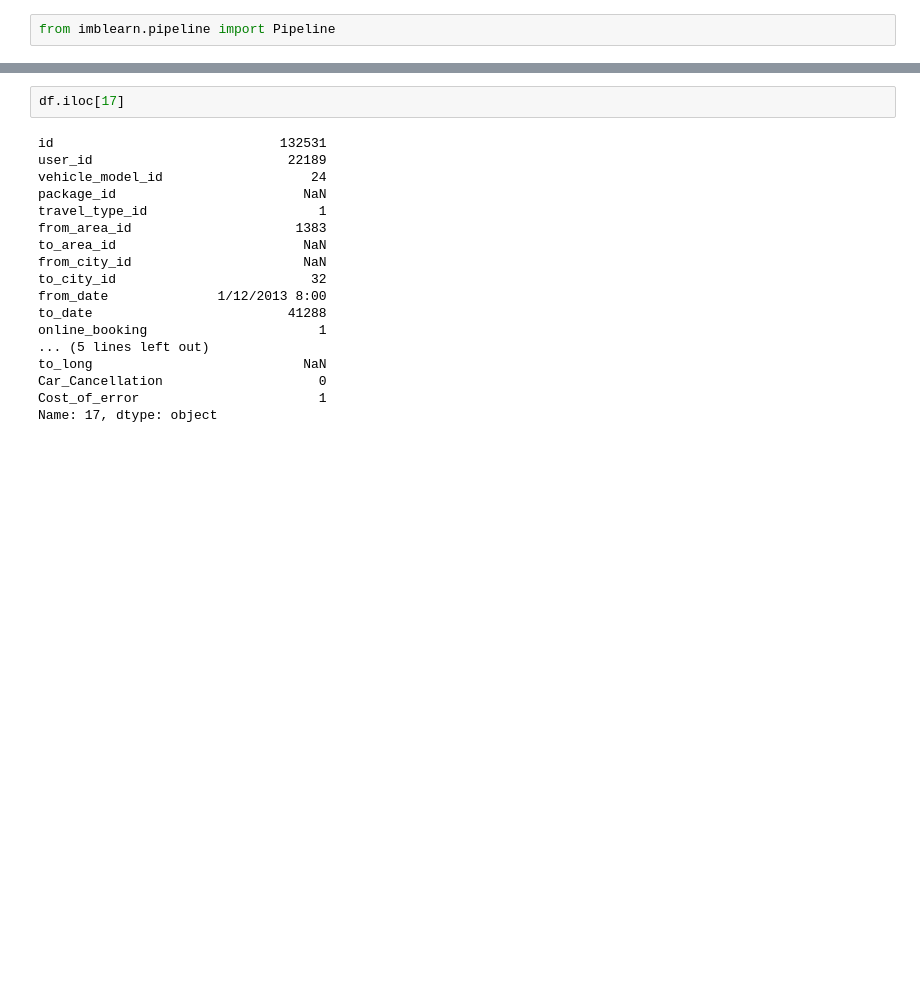
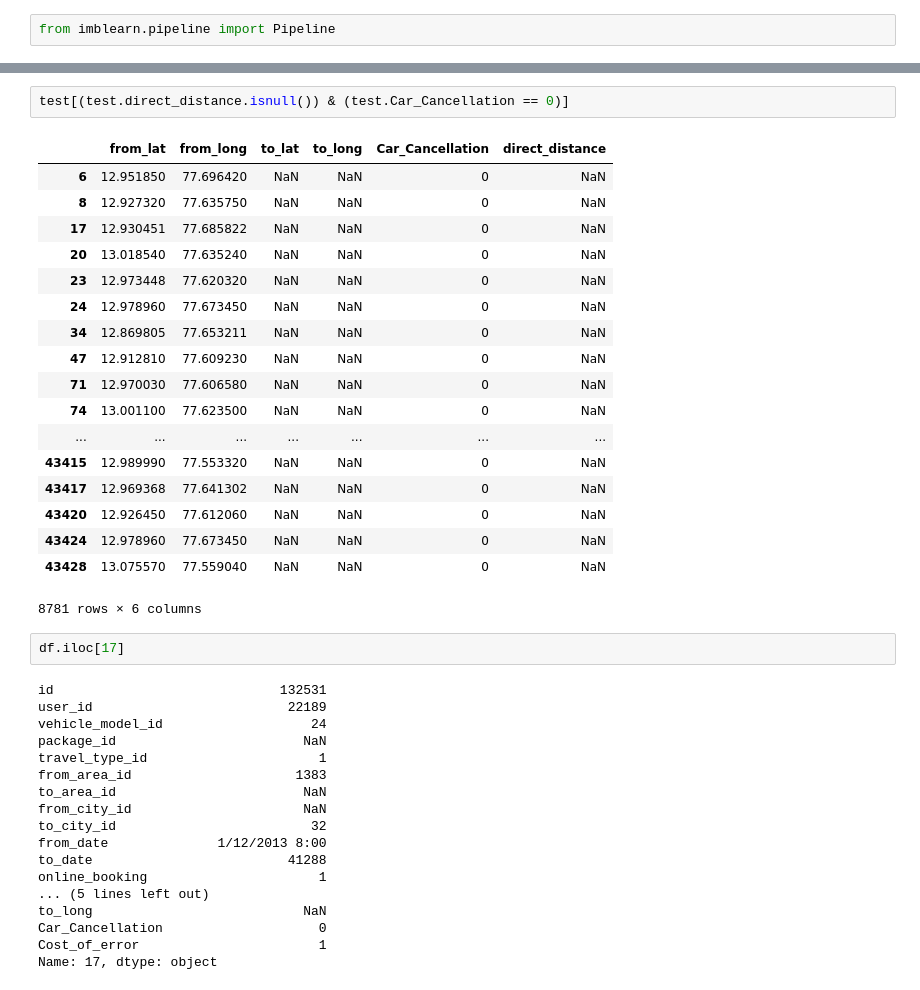
Before and after one commit to Jodahr/CabCancellation, a Jupyter notebook: CabCancellation.ipynb, the cells around one changed output, grey strips where cells are left out. Cells and saved outputs as stored; diff of their text form; blank space fills up the shorter version.

```diff
--- a/CabCancellation.ipynb
+++ b/CabCancellation.ipynb
@@ -347,3 +434,24 @@ tempPipeline = Pipeline([
+# %%
+test[(test.direct_distance.isnull()) & (test.Car_Cancellation == 0)]
+# %% [output]
+|  | from_lat | from_long | to_lat | to_long | Car_Cancellation | direct_distance |
+| 6 | 12.951850 | 77.696420 | NaN | NaN | 0 | NaN |
+| 8 | 12.927320 | 77.635750 | NaN | NaN | 0 | NaN |
+| 17 | 12.930451 | 77.685822 | NaN | NaN | 0 | NaN |
+| 20 | 13.018540 | 77.635240 | NaN | NaN | 0 | NaN |
+| 23 | 12.973448 | 77.620320 | NaN | NaN | 0 | NaN |
+| 24 | 12.978960 | 77.673450 | NaN | NaN | 0 | NaN |
+| 34 | 12.869805 | 77.653211 | NaN | NaN | 0 | NaN |
+| 47 | 12.912810 | 77.609230 | NaN | NaN | 0 | NaN |
+| 71 | 12.970030 | 77.606580 | NaN | NaN | 0 | NaN |
+| 74 | 13.001100 | 77.623500 | NaN | NaN | 0 | NaN |
+| ... | ... | ... | ... | ... | ... | ... |
+| 43415 | 12.989990 | 77.553320 | NaN | NaN | 0 | NaN |
+| 43417 | 12.969368 | 77.641302 | NaN | NaN | 0 | NaN |
+| 43420 | 12.926450 | 77.612060 | NaN | NaN | 0 | NaN |
+| 43424 | 12.978960 | 77.673450 | NaN | NaN | 0 | NaN |
+| 43428 | 13.075570 | 77.559040 | NaN | NaN | 0 | NaN |
+8781 rows × 6 columns
 # %%
 df.iloc[17]
 # %% [output]
```
Also changed, not shown: parts of 7 cells of this notebook.
